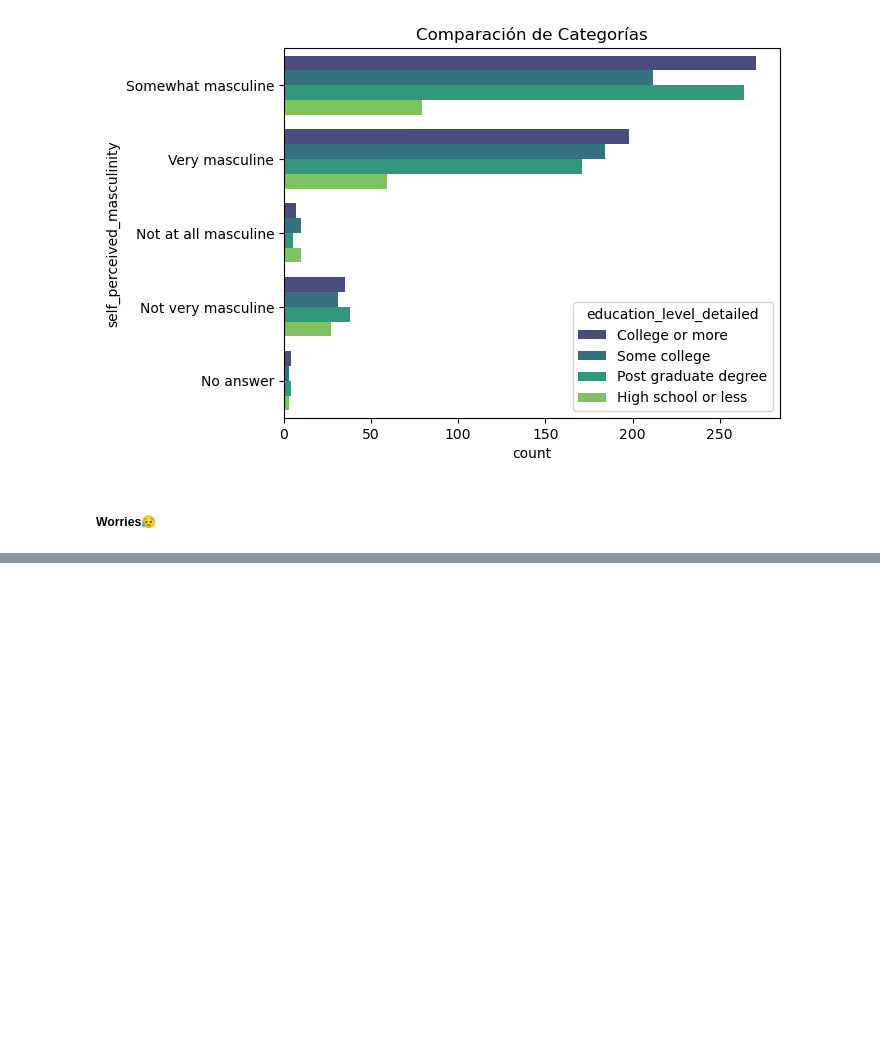
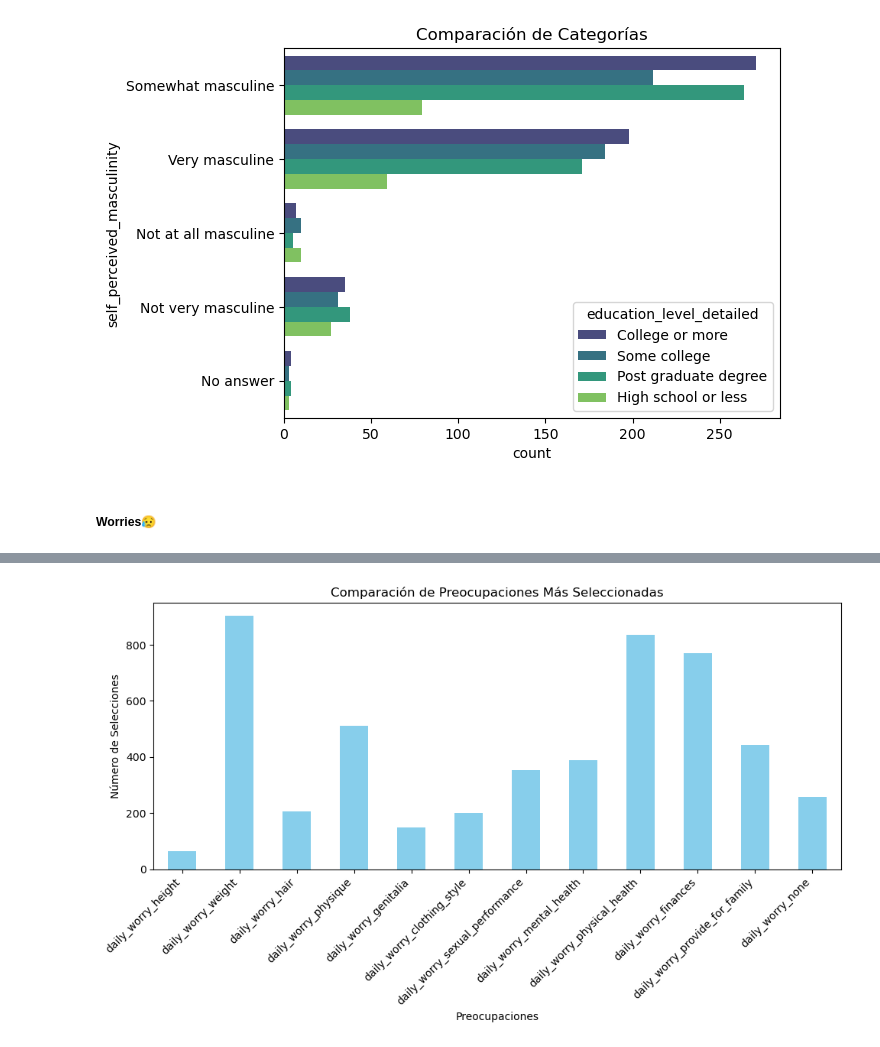
Before and after one commit to NuriaSalasVazquez/da-project-promo-49-modulo-4-team-9, a Jupyter notebook: EDA.ipynb, the cells around one changed output, grey strips where cells are left out. Drawn from its saved outputs; the diff is of its cells as text; code cells hidden in the pictures; blank space fills up the shorter version.

```diff
--- a/EDA.ipynb
+++ b/EDA.ipynb
@@ -349,0 +339,21 @@ plt.show()
+# %%
+
+
+# Contar cuántas veces se seleccionó "1" (preocupación) en cada columna
+selection_counts = df1[columns_to_process].sum()
+
+# Crear un gráfico de barras
+plt.figure(figsize=(10, 6))  # Ajustar el tamaño de la figura
+selection_counts.plot(kind='bar', color='skyblue')
+
+# Añadir título y etiquetas
+plt.title("Comparación de Preocupaciones Más Seleccionadas")
+plt.xlabel("Preocupaciones")
+plt.ylabel("Número de Selecciones")
+plt.xticks(rotation=45, ha='right')  # Rotar las etiquetas del eje x para que no se solapen
+
+# Mostrar la gráfica
+plt.tight_layout()  # Asegura que todo el texto y etiquetas se vean bien
+plt.show()
+# %% [output]
+[figure, added]
```
Also changed, not shown: parts of 17 cells of this notebook, 2 other files.
